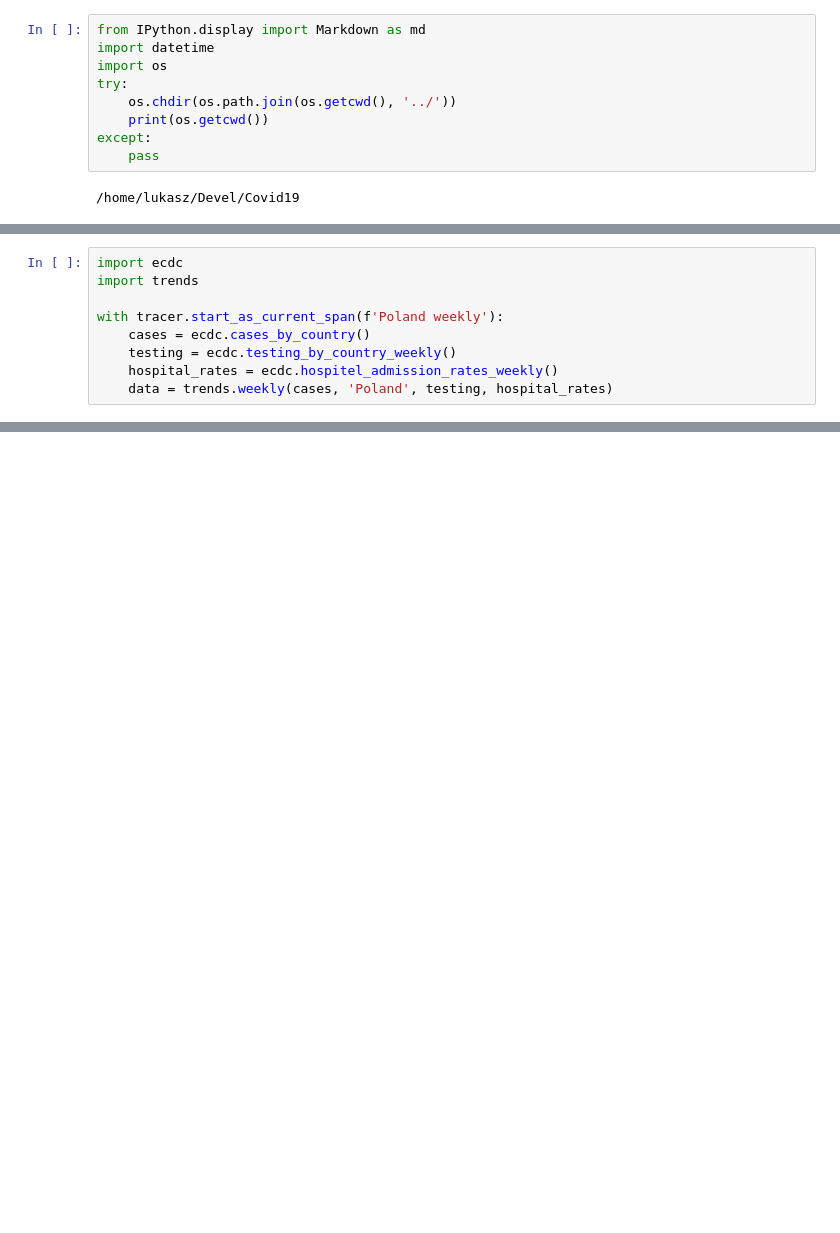
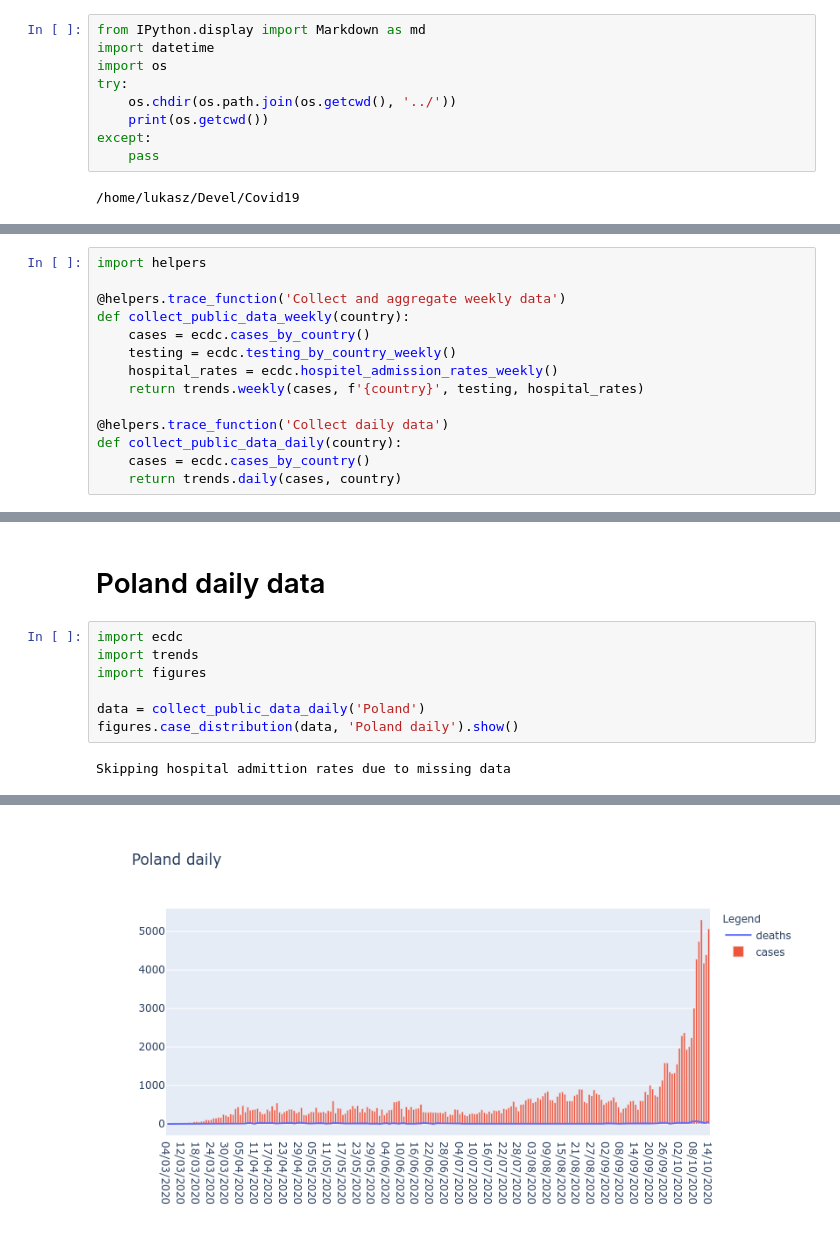
Before and after one commit to LukaszSwolkien/Covid19, a Jupyter notebook: notebooks/trends.ipynb, the cells around one changed output, grey strips where cells are left out. Drawn from its saved outputs; the diff is of its cells as text; blank space fills up the shorter version.

Commit message:
feat: added predefined figures and tracing code

```diff
--- a/notebooks/trends.ipynb
+++ b/notebooks/trends.ipynb
@@ -32,9 +31,14 @@ tracer = trace.get_tracer('COVID-19')
 # %%
-import ecdc
-import trends
+import helpers
 
-with tracer.start_as_current_span(f'Poland weekly'):
+@helpers.trace_function('Collect and aggregate weekly data')
+def collect_public_data_weekly(country):
     cases = ecdc.cases_by_country()
     testing = ecdc.testing_by_country_weekly()
     hospital_rates = ecdc.hospitel_admission_rates_weekly()
-    data = trends.weekly(cases, 'Poland', testing, hospital_rates)
+    return trends.weekly(cases, f'{country}', testing, hospital_rates)
+
+@helpers.trace_function('Collect daily data')
+def collect_public_data_daily(country):
+    cases = ecdc.cases_by_country()
+    return trends.daily(cases, country)
@@ -69,0 +45,11 @@ fig.show()
+# %% [markdown]
+# Poland daily data
+# %%
+import ecdc
+import trends
+import figures
+
+data = collect_public_data_daily('Poland')
+figures.case_distribution(data, 'Poland daily').show()
+# %% [output]
+Skipping hospital admittion rates due to missing data
@@ -69,0 +57 @@ fig.show()
+[figure, added]
```
Also changed, not shown: parts of 5 cells of this notebook, 6 other files.
